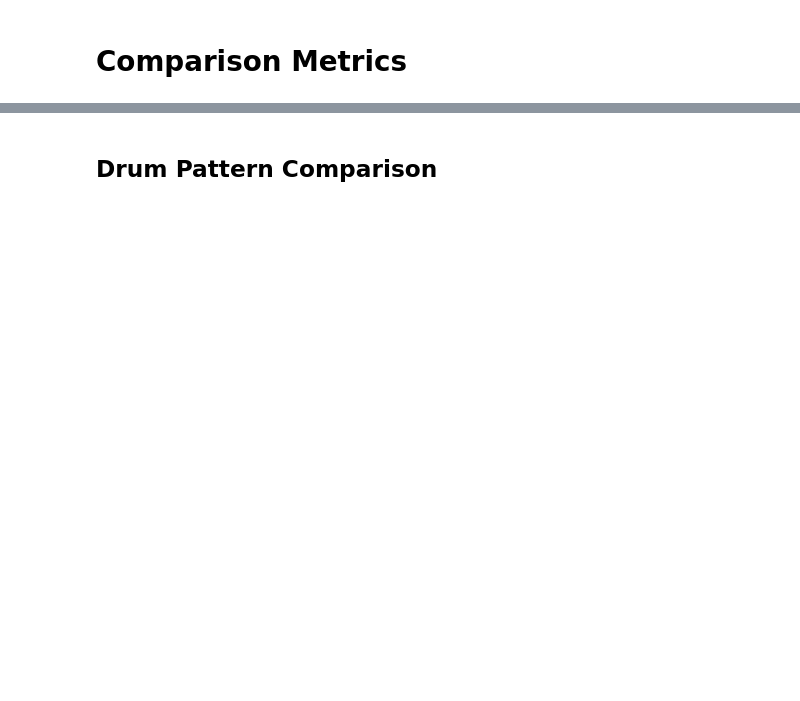
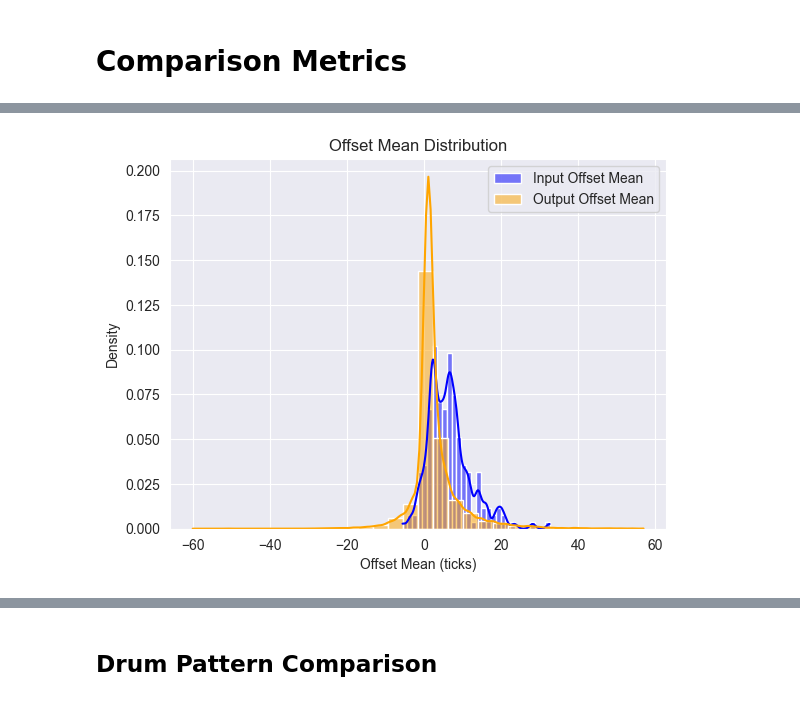
Before and after one commit to FlowkoHinti/GroovePal, a Jupyter notebook: Evaluation/ModelOutputAnalysis.ipynb, the cells around one changed output, grey strips where cells are left out. Drawn from its saved outputs; the diff is of its cells as text; code cells hidden in the pictures; blank space fills up the shorter version.

Commit message:
some eval

```diff
--- a/Evaluation/ModelOutputAnalysis.ipynb
+++ b/Evaluation/ModelOutputAnalysis.ipynb
@@ -0,0 +18,5 @@
+# %%
+eval_data = pd.read_csv('eval_metadata_cleaned.csv')
+print(eval_data.shape)
+print(eval_data.columns)
+eval_data.head()
@@ -0,0 +40,4 @@
+# %%
+# Filter out entries with very low unit counts
+eval_data = eval_data[eval_data['unit_count'] >= 10].reset_index(drop=True)
+print(f'Filtered eval data shape: {eval_data.shape}')
@@ -6,0 +228,4 @@
+# %%
+# compare mean std
+stats_df = pd.DataFrame(stats_results)
+stats_df
@@ -6,0 +246,11 @@
+# %%
+mean_offsets = stats_df[['off_mean', 'input_off_mean']]
+sns.histplot(mean_offsets['input_off_mean'], color='blue', label='Input Offset Mean', kde=True, stat='density', bins=30)
+sns.histplot(mean_offsets['off_mean'], color='orange', label='Output Offset Mean', kde=True, stat='density', bins=30)
+plt.title('Offset Mean Distribution')
+plt.xlabel('Offset Mean (ticks)')
+plt.ylabel('Density')
+plt.legend()
+plt.show()
+# %% [output]
+[figure, added]
```
Also changed, not shown: parts of 38 cells of this notebook, 1 other file.
